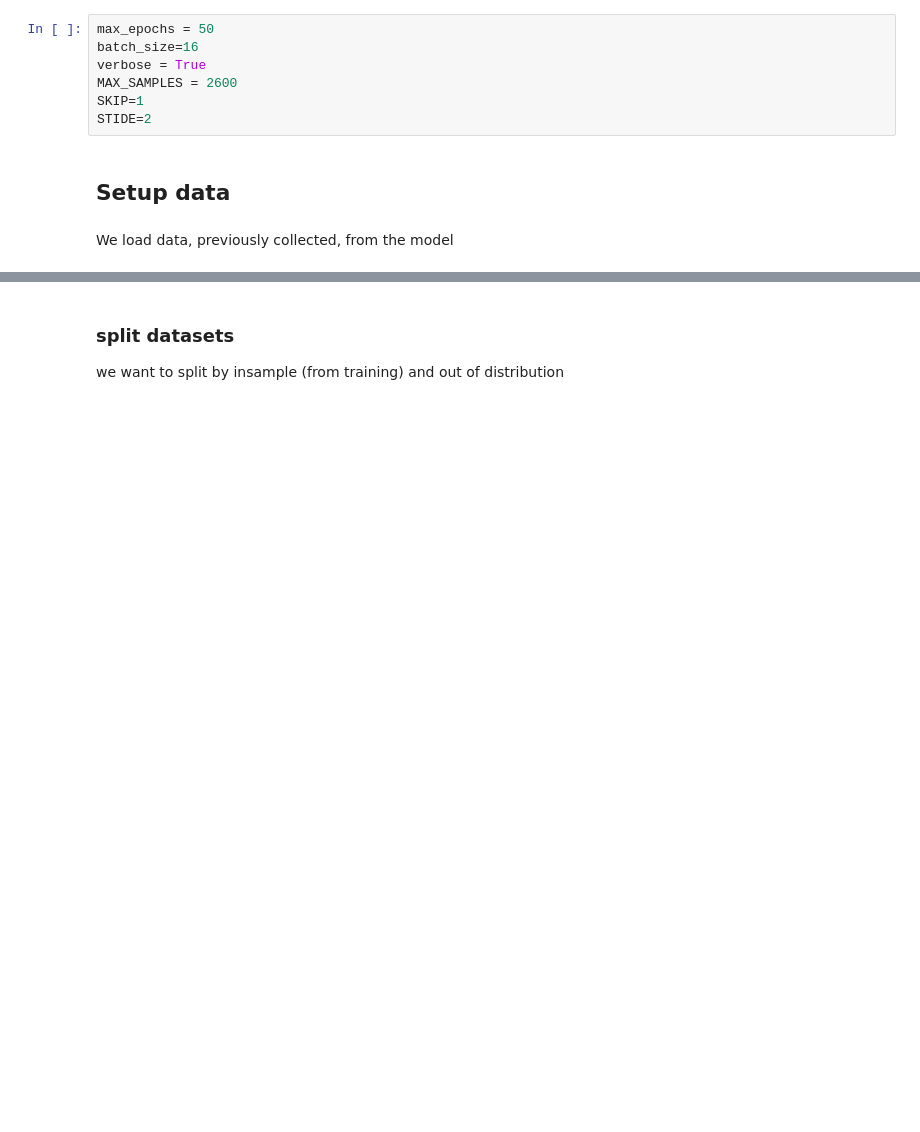
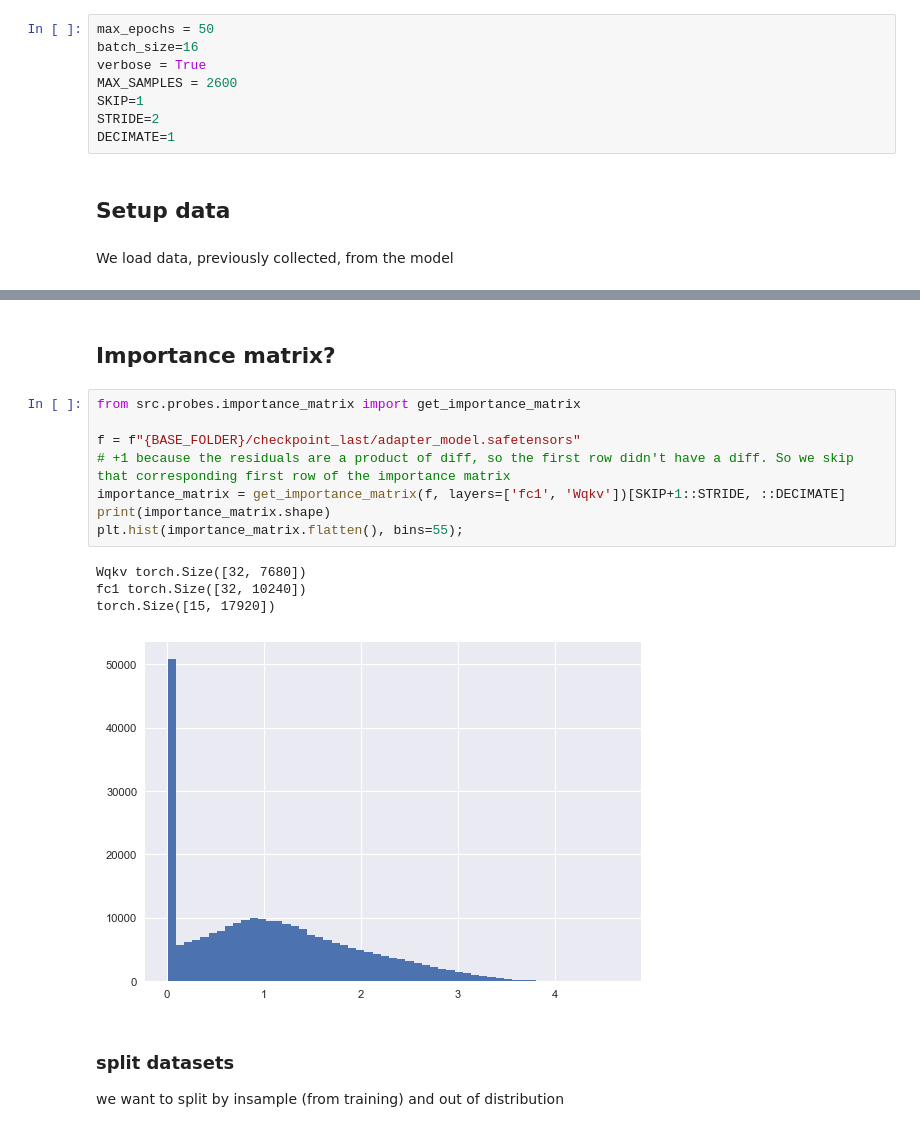
Before and after one commit to wassname/LoRA_are_lie_detectors, a Jupyter notebook: notebooks/10_compare_probes.ipynb, the cells around one changed output, grey strips where cells are left out. Cells and saved outputs as stored; diff of their text form; blank space fills up the shorter version.

```diff
--- a/notebooks/10_compare_probes.ipynb
+++ b/notebooks/10_compare_probes.ipynb
@@ -94,7 +94,8 @@ batch_size=16
 verbose = True
 MAX_SAMPLES = 2600
 SKIP=1
-STIDE=2
+STRIDE=2
+DECIMATE=1
 # %% [markdown]
 ## Setup data
 # %% [markdown]
@@ -140,4 +144,19 @@ Dataset({
 })
+# %% [markdown]
+## Importance matrix?
+# %%
+from src.probes.importance_matrix import get_importance_matrix
+
+f = f"{BASE_FOLDER}/checkpoint_last/adapter_model.safetensors"
+# +1 because the residuals are a product of diff, so the first row didn't have a diff. So we skip that corresponding first row of the importance matrix
+importance_matrix = get_importance_matrix(f, layers=['fc1', 'Wqkv'])[SKIP+1::STRIDE, ::DECIMATE]
+print(importance_matrix.shape)
+plt.hist(importance_matrix.flatten(), bins=55);
+# %% [output]
+Wqkv torch.Size([32, 7680])
+fc1 torch.Size([32, 10240])
+torch.Size([15, 17920])
+[figure, added]
 # %% [markdown]
 ### split datasets
 
```
Also changed, not shown: parts of 23 cells of this notebook, 14 other files.
